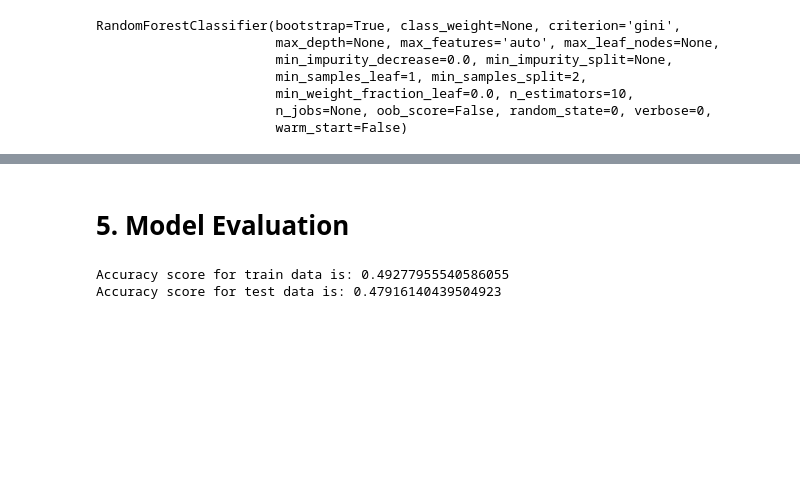
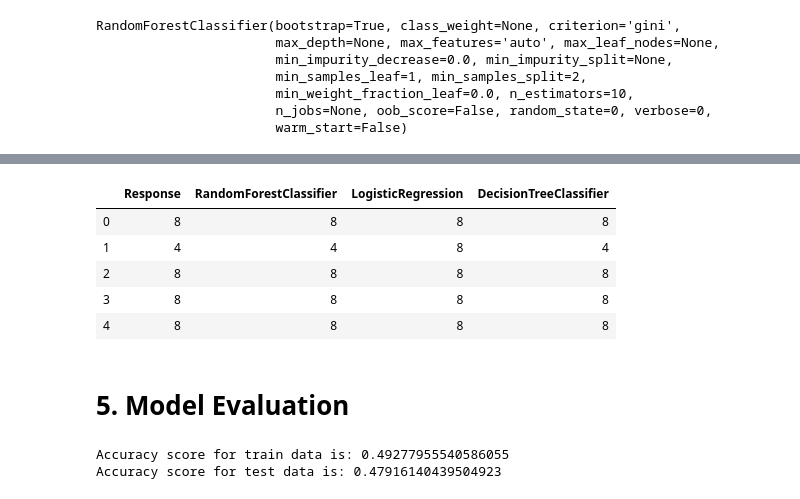
Before and after one commit to rajgupta-github/MachineLearning-with-Python, a Jupyter notebook: projects/PrudentialInsurancePrediction/InsuranceClassifier.ipynb, the cells around one changed output, grey strips where cells are left out. Drawn from its saved outputs; the diff is of its cells as text; code cells hidden in the pictures; blank space fills up the shorter version.

```diff
--- a/projects/PrudentialInsurancePrediction/InsuranceClassifier.ipynb
+++ b/projects/PrudentialInsurancePrediction/InsuranceClassifier.ipynb
@@ -313,2 +468,12 @@ y_pred_test_rf = model.predict(X_test)
+# %%
+MLA_predict[:5]
+# %% [output]
+|  | Response | RandomForestClassifier | LogisticRegression | DecisionTreeClassifier |
+| 0 | 8 | 8 | 8 | 8 |
+| 1 | 4 | 4 | 8 | 4 |
+| 2 | 8 | 8 | 8 | 8 |
+| 3 | 8 | 8 | 8 | 8 |
+| 4 | 8 | 8 | 8 | 8 |
 # %% [markdown]
+<a id=section5></a>
 # 5. Model Evaluation
```
Also changed, not shown: parts of 41 cells of this notebook.
